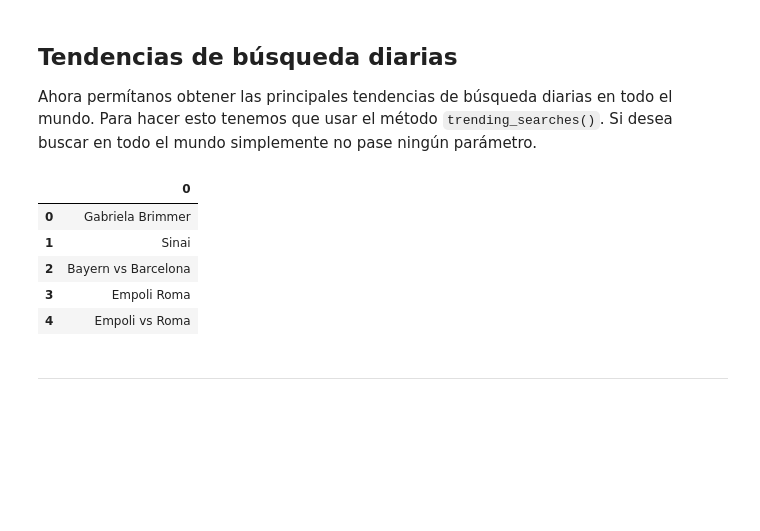
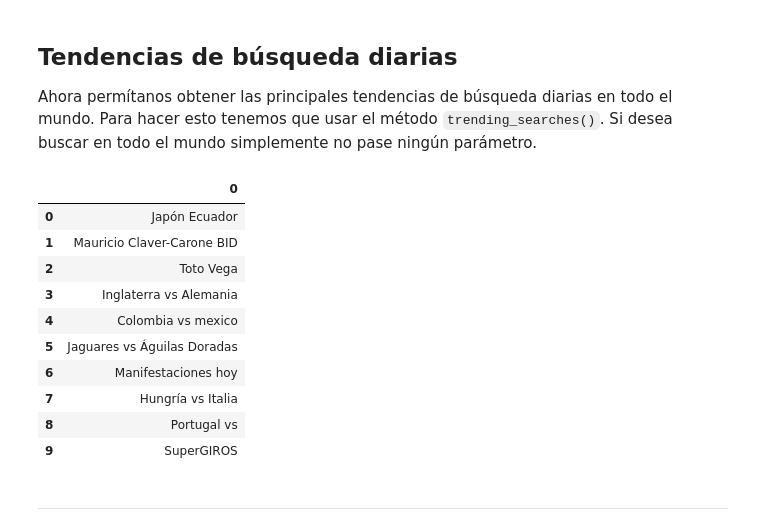
Before and after one commit to DEC-Datos-Etica-y-Comportamiento/Tutoriales, a Jupyter notebook: Google_Trends_API.ipynb, the cells around one changed output. Drawn from its saved outputs; the diff is of its cells as text; code cells hidden in the pictures; blank space fills up the shorter version.

```diff
--- a/Google_Trends_API.ipynb
+++ b/Google_Trends_API.ipynb
@@ -101,11 +107,16 @@ Ahora permítanos obtener las principales tendencias de búsqueda diarias en tod
 # %%
 # Obtener datos de Google Hot Trends
 df = pytrend.trending_searches(pn='colombia')
-df.head()
+df.head(10)
 # %% [output]
 |  | 0 |
-| 0 | Gabriela Brimmer |
-| 1 | Sinai |
-| 2 | Bayern vs Barcelona |
-| 3 | Empoli Roma |
-| 4 | Empoli vs Roma |
+| 0 | Japón Ecuador |
+| 1 | Mauricio Claver-Carone BID |
+| 2 | Toto Vega |
+| 3 | Inglaterra vs Alemania |
+| 4 | Colombia vs mexico |
+| 5 | Jaguares vs Águilas Doradas |
+| 6 | Manifestaciones hoy |
+| 7 | Hungría vs Italia |
+| 8 | Portugal vs |
+| 9 | SuperGIROS |
```
Also changed, not shown: parts of 29 cells of this notebook, 2 other files.
